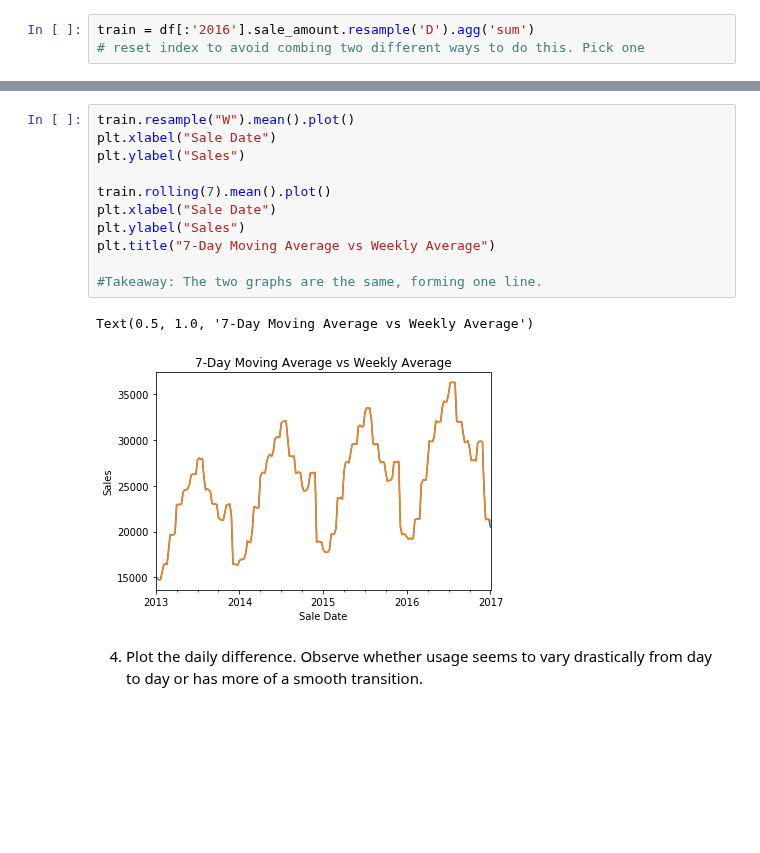
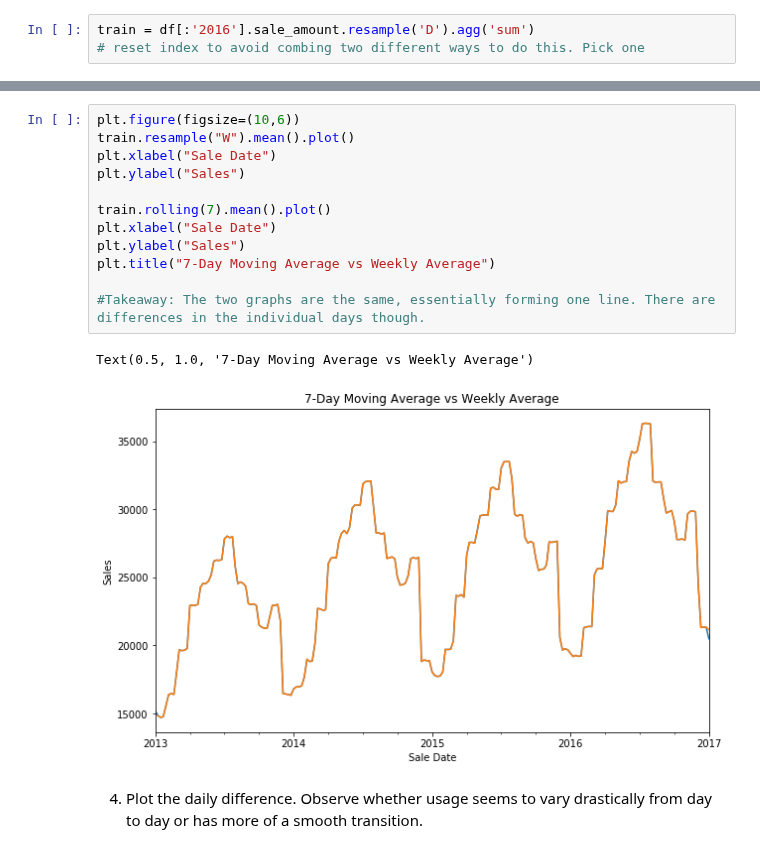
Before and after one commit to cari-holmes/ds-methodologies-exercises, a Jupyter notebook: time_series/explore.ipynb, the cells around one changed output, grey strips where cells are left out. Saved outputs shown, nothing was run; the diff lists cells and outputs as text; blank space fills up the shorter version.

```diff
--- a/time_series/explore.ipynb
+++ b/time_series/explore.ipynb
@@ -103,17 +127,18 @@ Text(0.5, 1.0, '7-Day Moving Average')
 # %%
+plt.figure(figsize=(10,6))
 train.resample("W").mean().plot()
 plt.xlabel("Sale Date")
 plt.ylabel("Sales")
 
 train.rolling(7).mean().plot()
 plt.xlabel("Sale Date")
 plt.ylabel("Sales")
 plt.title("7-Day Moving Average vs Weekly Average")
 
-#Takeaway: The two graphs are the same, forming one line.
+#Takeaway: The two graphs are the same, essentially forming one line. There are differences in the individual days though.
 # %% [output]
 Text(0.5, 1.0, '7-Day Moving Average vs Weekly Average')
-[figure, old version]
+[figure, new version]
 # %% [markdown]
 4. Plot the daily difference. Observe whether usage seems to vary drastically from day to day or has more of a smooth transition.
 # %%
```
Also changed, not shown: parts of 26 cells of this notebook.
